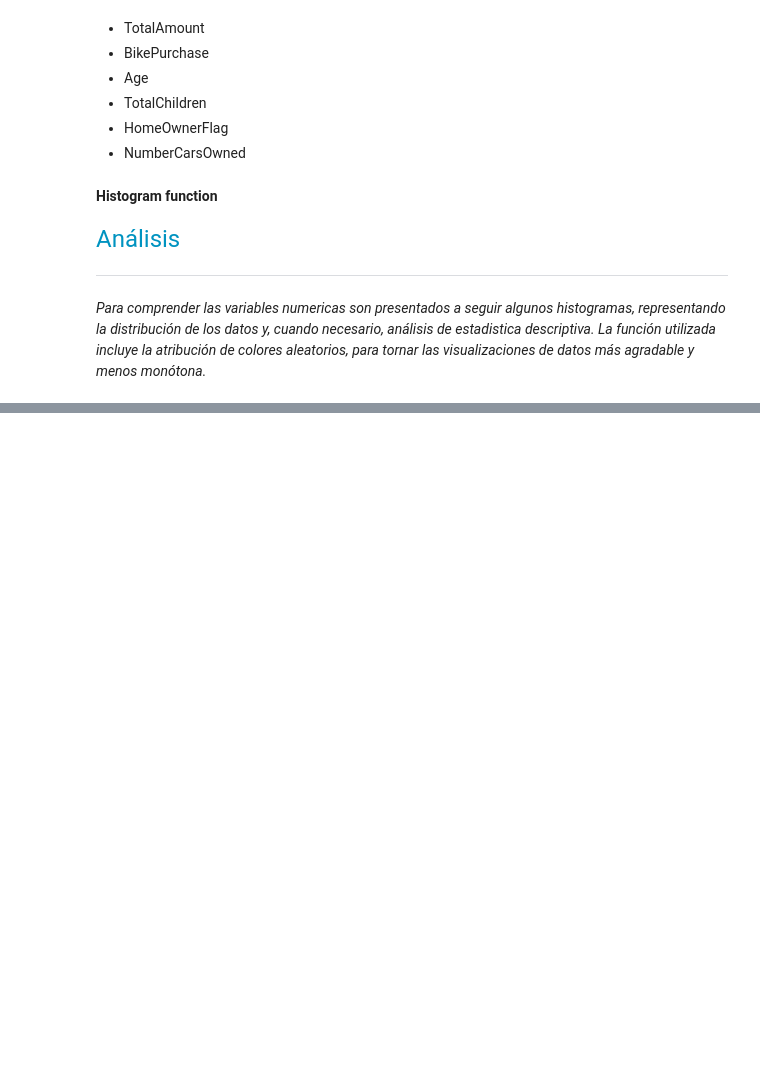
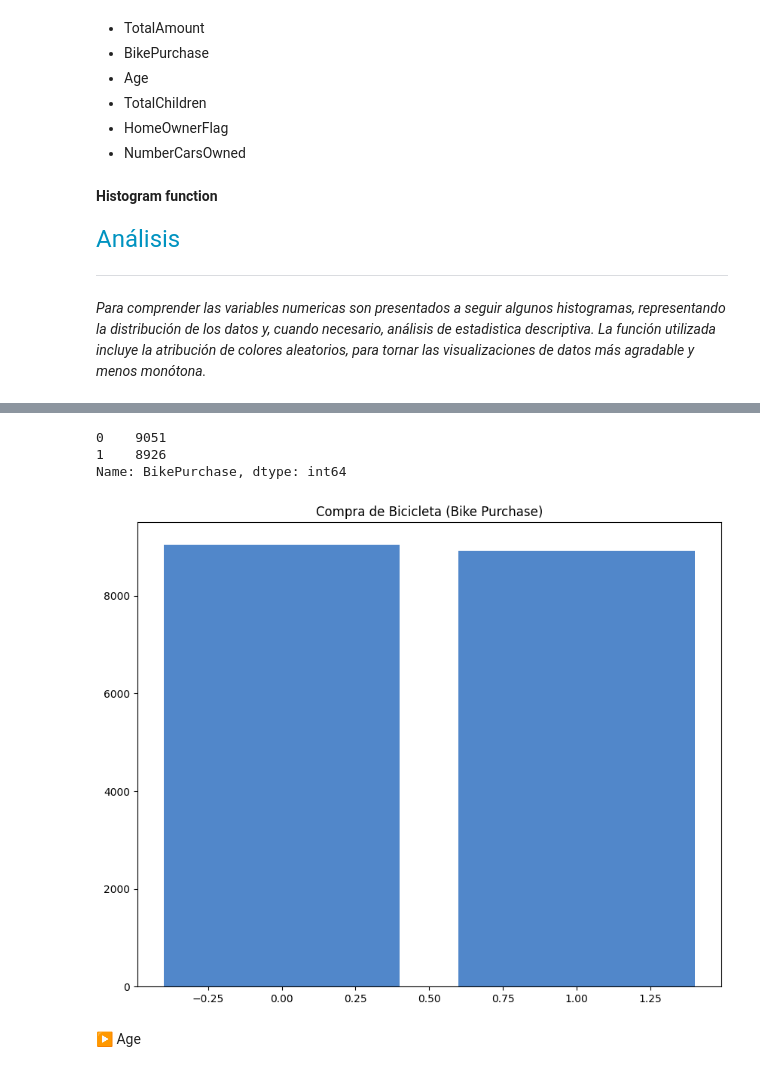
Before and after one commit to anapaccasilva/AdventureWorks, a Jupyter notebook: EDA_AdventureWorks.ipynb, the cells around one changed output, grey strips where cells are left out. Cells and saved outputs as stored; diff of their text form; code cells hidden in the pictures; blank space fills up the shorter version.

```diff
--- a/EDA_AdventureWorks.ipynb
+++ b/EDA_AdventureWorks.ipynb
@@ -403,0 +436,12 @@ def histograma(dataframe, variable, titulo):
+# %%
+customersPurchases.BikePurchase.value_counts()
+# %% [output]
+0    9051
+1    8926
+Name: BikePurchase, dtype: int64
+# %%
+histograma(customersPurchases, "BikePurchase", "Compra de Bicicleta (Bike Purchase)")
+# %% [output]
+[figure, added]
+# %% [markdown]
+▶ Age
```
Also changed, not shown: parts of 20 cells of this notebook.
